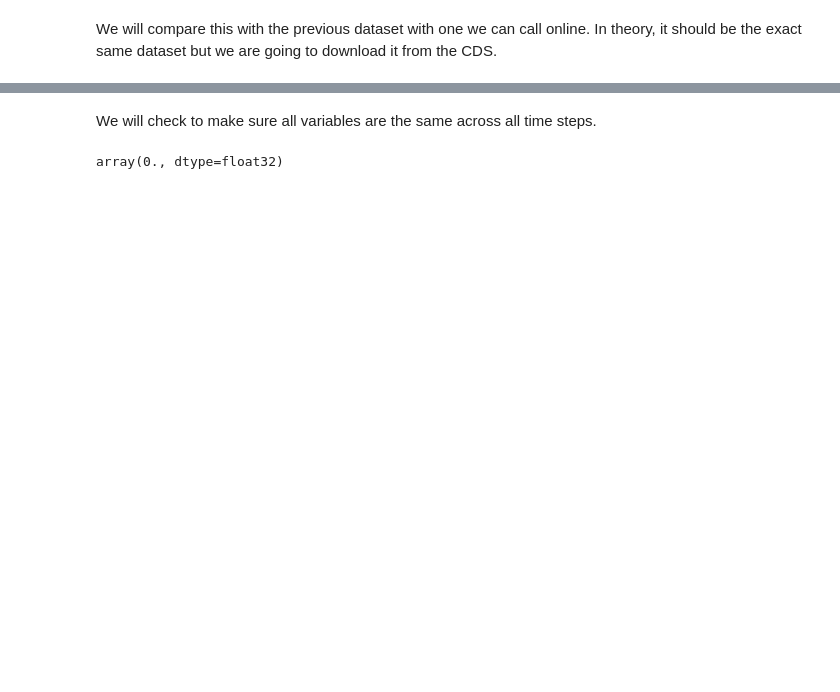
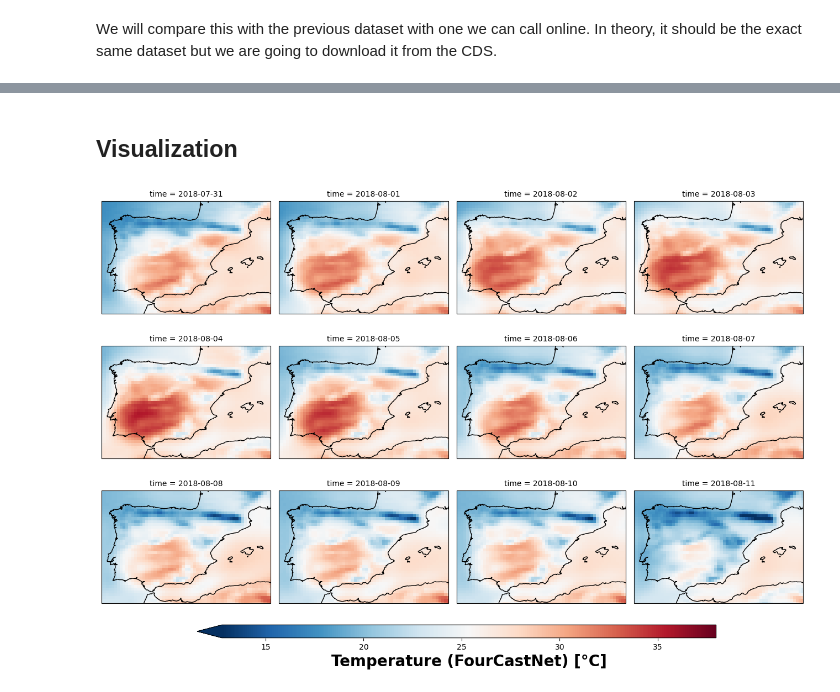
Before and after one commit to jejjohnson/jbayesevt, a Jupyter notebook: notebooks/ai_forecast/1.2-demo-earthmip-custom-xarray.ipynb, the cells around one changed output, grey strips where cells are left out. Saved outputs shown, nothing was run; the diff lists cells and outputs as text; code cells hidden in the pictures; blank space fills up the shorter version.

```diff
--- a/notebooks/ai_forecast/1.2-demo-earthmip-custom-xarray.ipynb
+++ b/notebooks/ai_forecast/1.2-demo-earthmip-custom-xarray.ipynb
@@ -330,5 +176,5 @@ plt.show()
 We will compare this with the previous dataset with one we can call online.
 In theory, it should be the exact same dataset but we are going to download it from the CDS.
 # %%
-# initial condition
-data_source_cds = cds.DataSource(time_loop.in_channel_names)
+ds_true = xr.open_mfdataset(file_paths, engine="netcdf4")
+ds_true
@@ -335,8 +233,3 @@ data_source_cds = cds.DataSource(time_loop.in_channel_names)
 # %%
-%%time
-ds_cds = run_basic_inference(
-    time_loop,
-    n=num_steps,
-    data_source=data_source_cds,
-    time=t0
-)
+ds_t2m = post_process_temperature(ds.sel(channel="t2m").squeeze())
+ds_true = post_process_temperature(ds_true["2m_temperature"])
@@ -379,6 +236,35 @@ Below, we calculate the difference between the two fields:
-# %% [markdown]
-We will check to make sure all variables are the same across all time steps.
-# %%
-np.abs(ds - ds_cds).mean().values
-# %% [output]
-array(0., dtype=float32)
+# %% [markdown]
+## Visualization
+# %%
+def plot_temperature_facet(ds, label: str="Temperature", vmin=None, vmax=None, cmap: str="RdBu_r"):
+    fig = ds.plot.pcolormesh(
+        col="time", col_wrap=4, cmap=cmap,
+        vmin=vmin, vmax=vmax,
+        transform=ccrs.PlateCarree(),
+        subplot_kws={
+            "projection": ccrs.PlateCarree(),
+            "xlim":[ds.longitude.values.min(), ds.longitude.values.max()],
+            "ylim": [ds.latitude.values.min(), ds.latitude.values.max()],
+        },
+        # usual xarray stuff
+        cbar_kwargs={
+            "orientation": "horizontal",
+            # "shrink": 0.8, "aspect": 40,
+            "fraction": 0.027, "pad": 0.045, "aspect": 40,
+        },
+        robust=False,
+    )
+    fig.map(lambda: plt.gca().coastlines())
+    fig.cbar.set_label(label=f'{label} [°C]', size=20, weight='bold')
+    # plt.tight_layout()
+    plt.show()
+
+    return fig
+# %%
+vmin, vmax = ds_true.min().values, ds_true.max().values
+vmin -= - 0.02 * vmin
+vmax += 0.02 * vmax
+# %%
+fig = plot_temperature_facet(ds_t2m, "Temperature (FourCastNet)", vmin=vmin, vmax=vmax)
+# %% [output]
+[figure, added]
```
Also changed, not shown: parts of 31 cells of this notebook.
